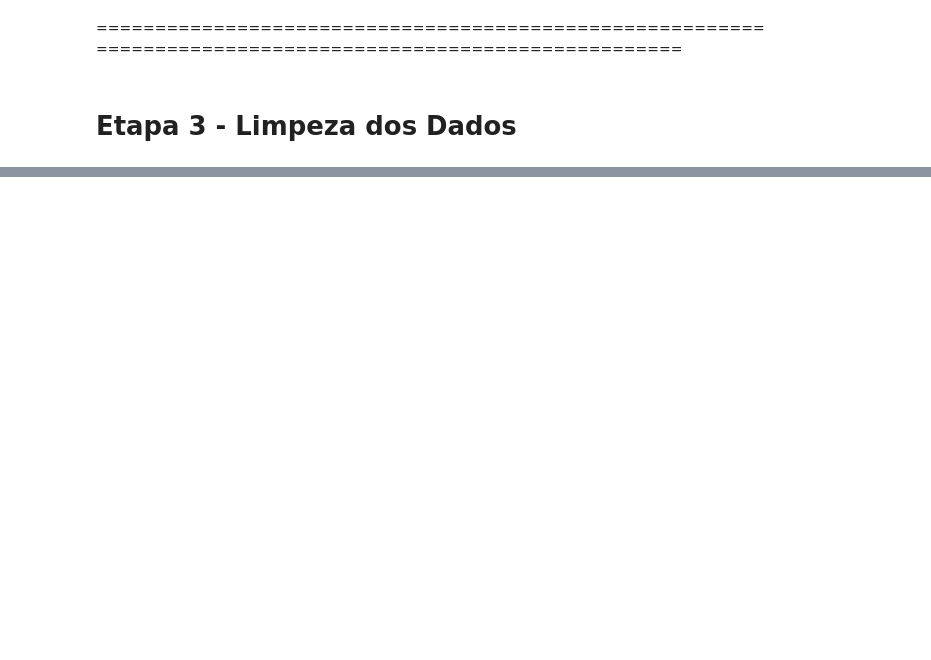
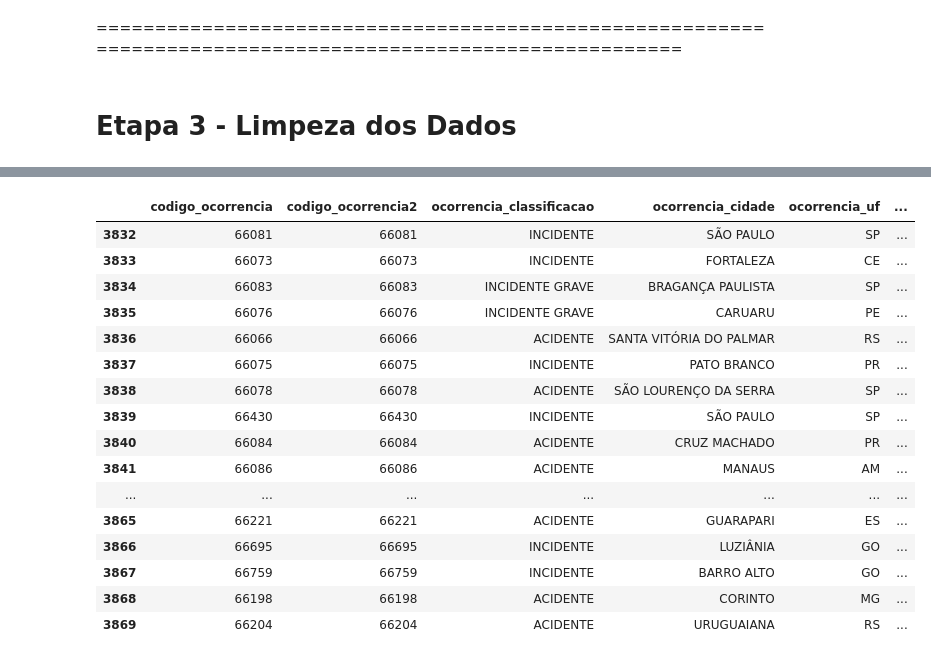
Before and after one commit to viniciuskurt/Introduction-to-ETL-Projects, a Jupyter notebook: Project/Project.ipynb, the cells around one changed output, grey strips where cells are left out. Drawn from its saved outputs; the diff is of its cells as text; code cells hidden in the pictures; blank space fills up the shorter version.

```diff
--- a/Project/Project.ipynb
+++ b/Project/Project.ipynb
@@ -559,0 +1293,24 @@ Dados como #, ?, ! * devem ser retirados para que o nosso DataFrame pois não s
+# %%
+#Filtros em Datas - ano 2016 mês 12
+
+filtro_data = df3.ocorrencia_dia.dt.year == 2016
+filtro_mes = df3.ocorrencia_dia.dt.month == 12
+df3.loc[filtro_data & filtro_mes]
+# %% [output]
+|  | codigo_ocorrencia | codigo_ocorrencia2 | ocorrencia_classificacao | ocorrencia_cidade | ocorrencia_uf | ... |
+| 3832 | 66081 | 66081 | INCIDENTE | SÃO PAULO | SP | ... |
+| 3833 | 66073 | 66073 | INCIDENTE | FORTALEZA | CE | ... |
+| 3834 | 66083 | 66083 | INCIDENTE GRAVE | BRAGANÇA PAULISTA | SP | ... |
+| 3835 | 66076 | 66076 | INCIDENTE GRAVE | CARUARU | PE | ... |
+| 3836 | 66066 | 66066 | ACIDENTE | SANTA VITÓRIA DO PALMAR | RS | ... |
+| 3837 | 66075 | 66075 | INCIDENTE | PATO BRANCO | PR | ... |
+| 3838 | 66078 | 66078 | ACIDENTE | SÃO LOURENÇO DA SERRA | SP | ... |
+| 3839 | 66430 | 66430 | INCIDENTE | SÃO PAULO | SP | ... |
+| 3840 | 66084 | 66084 | ACIDENTE | CRUZ MACHADO | PR | ... |
+| 3841 | 66086 | 66086 | ACIDENTE | MANAUS | AM | ... |
+| ... | ... | ... | ... | ... | ... | ... |
+| 3865 | 66221 | 66221 | ACIDENTE | GUARAPARI | ES | ... |
+| 3866 | 66695 | 66695 | INCIDENTE | LUZIÂNIA | GO | ... |
+| 3867 | 66759 | 66759 | INCIDENTE | BARRO ALTO | GO | ... |
+| 3868 | 66198 | 66198 | ACIDENTE | CORINTO | MG | ... |
+| 3869 | 66204 | 66204 | ACIDENTE | URUGUAIANA | RS | ... |
```
Also changed, not shown: parts of 101 cells of this notebook, 1 other file.
